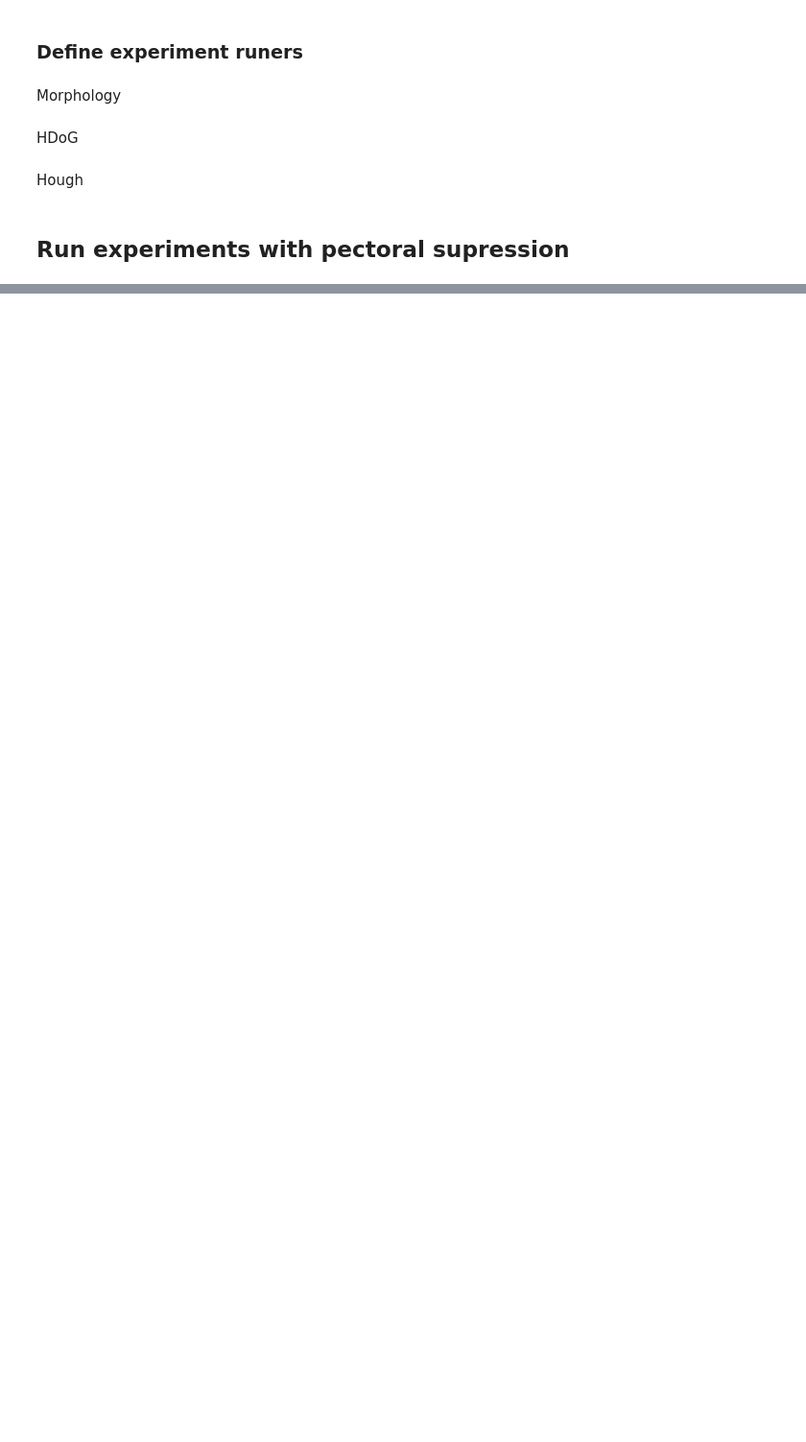
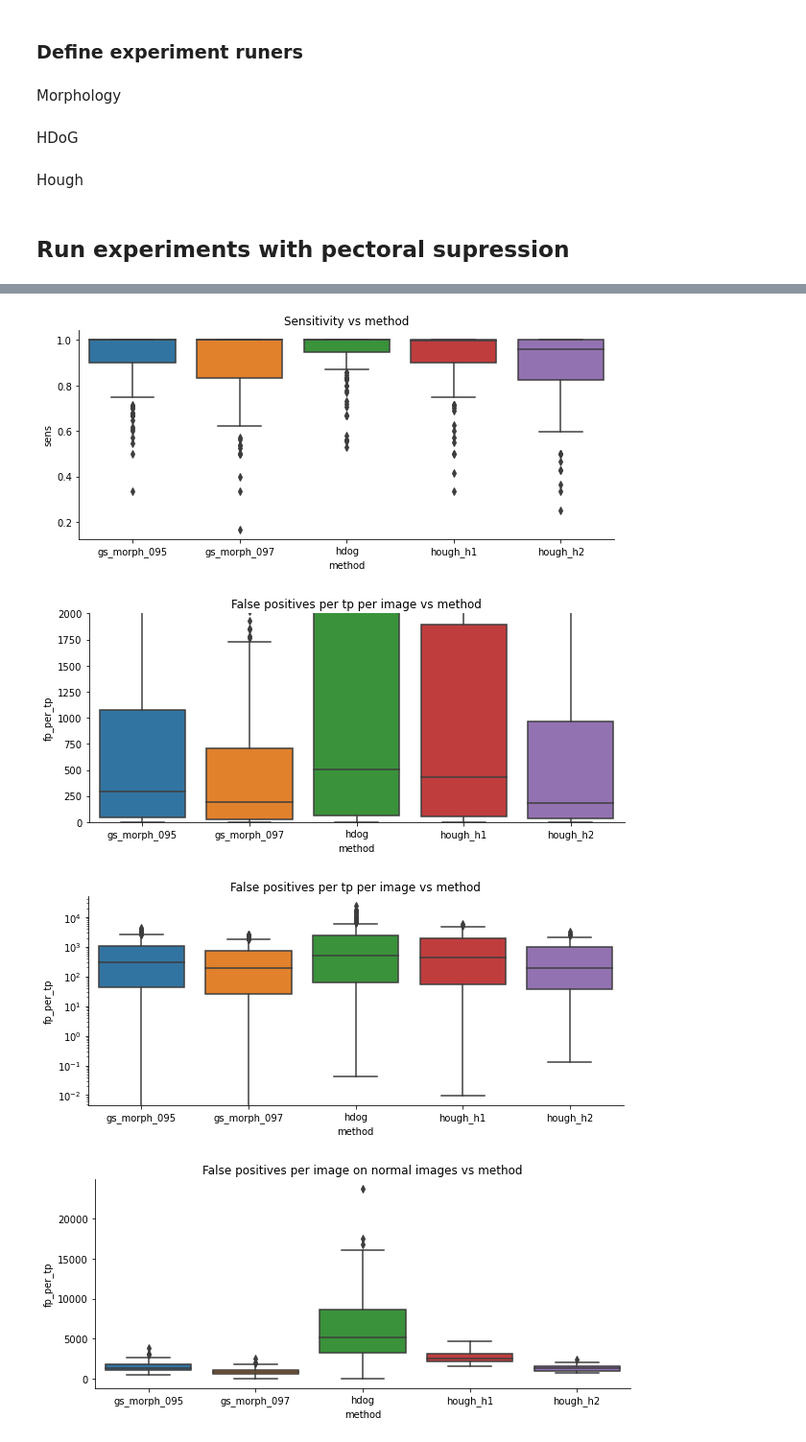
Before and after one commit to joaco18/calc-det, a Jupyter notebook: notebooks/[TEST]mc_candidates_comparison.ipynb, the cells around one changed output, grey strips where cells are left out. Shown at 96% size. Drawn from its saved outputs; the diff is of its cells as text; code cells hidden in the pictures; blank space fills up the shorter version.

```diff
--- a/notebooks/[TEST]mc_candidates_comparison.ipynb
+++ b/notebooks/[TEST]mc_candidates_comparison.ipynb
@@ -87,11 +88,15 @@ def run_experiment_hdog(dog_parameters, hessian_parameters, db, results_path, fi
     hdog_results_path.mkdir(exist_ok=True, parents=True)
 
     processed_imgs_path = hdog_results_path / 'hdog_images'
-    shutil.rmtree(processed_imgs_path)
+    if processed_imgs_path.exists():
+        shutil.rmtree(processed_imgs_path)
     processed_imgs_path.mkdir(exist_ok=True, parents=True)
 
     detections_path = hdog_results_path / 'hdog_detections'
-    shutil.rmtree(detections_path)
+    if processed_imgs_path.exists():
+        shutil.rmtree(processed_imgs_path)
+    if detections_path.exists():
+        shutil.rmtree(detections_path)
     detections_path.mkdir(exist_ok=True, parents=True)
 
     result_det = {}
@@ -155,7 +160,8 @@ def run_experiment_hough(
     hough_results_path.mkdir(exist_ok=True, parents=True)
 
     processed_imgs_path = hough_results_path / 'hough_images'
-    shutil.rmtree(processed_imgs_path)
+    if processed_imgs_path.exists():
+        shutil.rmtree(processed_imgs_path)
     processed_imgs_path.mkdir(exist_ok=True, parents=True)
 
     result_det_h1 = {}
@@ -224,7 +230,7 @@ def plot_results(results_path):
     results_morphology = pd.read_csv(results_path/f'{filename}.csv')
     results_morphology['method'] = 'gs_morph_097'
 
-    filename = 'hdog_ms-1_Ms-3_ns-20_dth-0.006_dmd-6'
+    filename = 'hdog_ms-1_Ms-3_ns-20_dth-0.006_dovp-0.2_dmd-6'#'hdog_ms-1_Ms-3_ns-20_dth-0.006_dmd-6'
     results_hdog = pd.read_csv(results_path/f'{filename}.csv')
     results_hdog['method'] = 'hdog'
 
@@ -356,7 +368,7 @@ db = INBreast_Dataset(
     level='image',
     max_lesion_diam_mm=None,
     extract_patches=False,
-    partitions = ['validation'],
+    partitions = ['train', 'validation'],
     lesion_types = ['calcification', 'cluster'],
     cropped_imgs = True,
     keep_just_images_of_lesion_type = False,
@@ -371,44 +383,56 @@ results_path.mkdir(exist_ok=True, parents=True)
 threshold = 0.97
 min_distance = 6
 area = 14
-run_experiment_gsm(threshold, min_distance, area, results_path, filter_muscle=False)
+run_experiment_gsm(threshold, min_distance, area, db, results_path, filter_muscle=False)
 
 threshold = 0.95
 min_distance = 6
 area = 14
-run_experiment_gsm(threshold, min_distance, area, results_path, filter_muscle=False)
+run_experiment_gsm(threshold, min_distance, area, db, results_path, filter_muscle=False)
 
 
 # HDOG
 dog_parameters = {
     'min_sigma': 1,
     'max_sigma': 3,
     'n_scales': 20,
     'sigma_ratio': None,
     'dog_blob_th': 0.006,
     'dog_overlap': 0.2,
     'dog_min_dist': 6,
 }
 
 hessian_parameters = {
     'method': 'eigenval',
     'hessian_threshold': None,
     'hessian_th_divider': 300
 }
 
-run_experiment_hdog(dog_parameters, hessian_parameters, results_path, filter_muscle=False)
+run_experiment_hdog(dog_parameters, hessian_parameters, db, results_path, filter_muscle=False)
+
 
 
 # HOUGH
+
 dehazing_params = {'omega': 0.9, 'window_size': 11, 'radius': 40, 'eps': 1e-5}
 
-hough1_params = {'method': cv2.HOUGH_GRADIENT, 'dp': 1, 'minDist': 20,
-                'param1': 300, 'param2': 8,  'minRadius': 2, 'maxRadius': 20}
+hough1_params = {'method': cv2.HOUGH_GRADIENT, 'dp': 1, 'minDist': 10,
+                 'param1': 300, 'param2': 5,  'minRadius': 2, 'maxRadius': 10}
+hough2_params = {'method': cv2.HOUGH_GRADIENT, 'dp': 1, 'minDist': 20,
+                 'param1': 300, 'param2': 3,  'minRadius': 2, 'maxRadius': 10}
 
-hough2_params = {'method': cv2.HOUGH_GRADIENT, 'dp': 1, 'minDist': 20,
-                'param1': 300, 'param2': 10,  'minRadius': 2, 'maxRadius': 20}
-
-run_experiment_hough(dehazing_params, hough1_params, hough2_params, db, results_path, filter_muscle=False)
-
+back_ext_radius = 50
+erosion_iter = 20
+erosion_size = 5
+min_hough2_distance = 6
+run_experiment_hough(
+    dehazing_params, hough1_params, hough2_params, back_ext_radius, erosion_iter,
+    erosion_size, min_hough2_distance, db, results_path, filter_muscle=False
+)
 # RESULTS
 plot_results(results_path)
+# %% [output]
+[figure, added]
+[figure, added]
+[figure, added]
+[figure, added]
```
Also changed, not shown: parts of 6 cells of this notebook, 1 other file.
